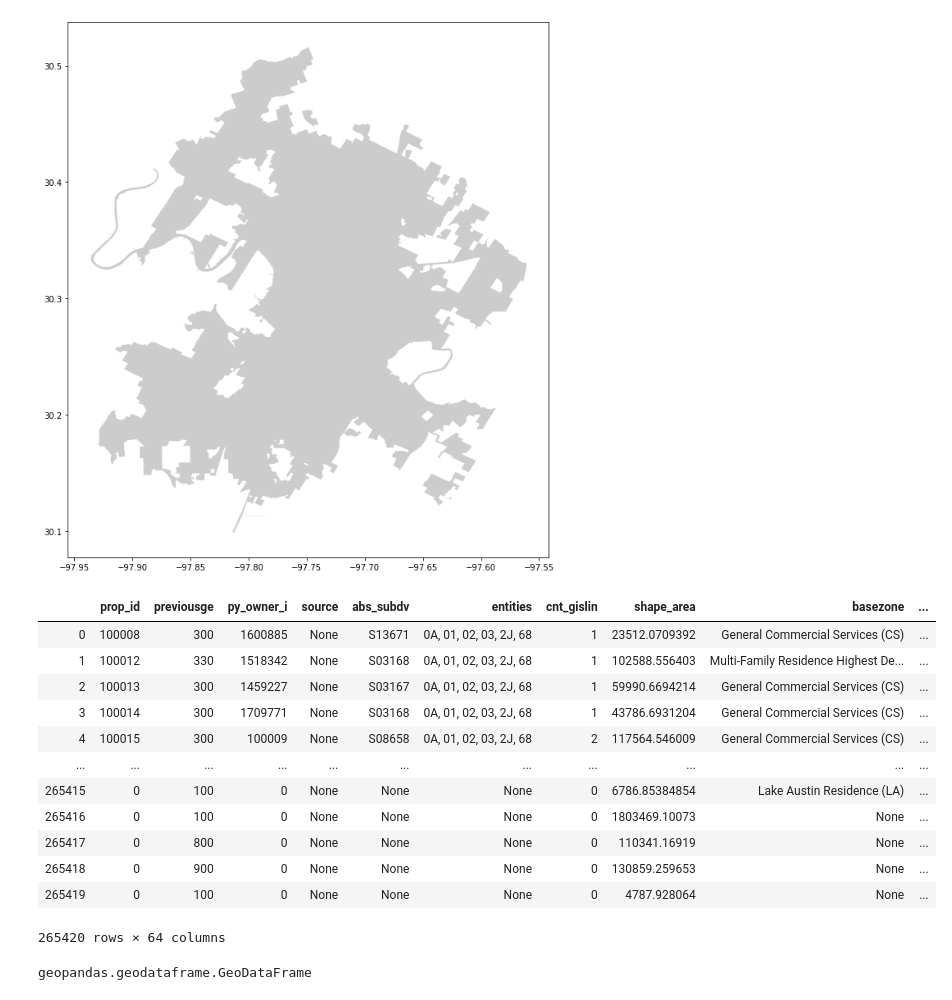
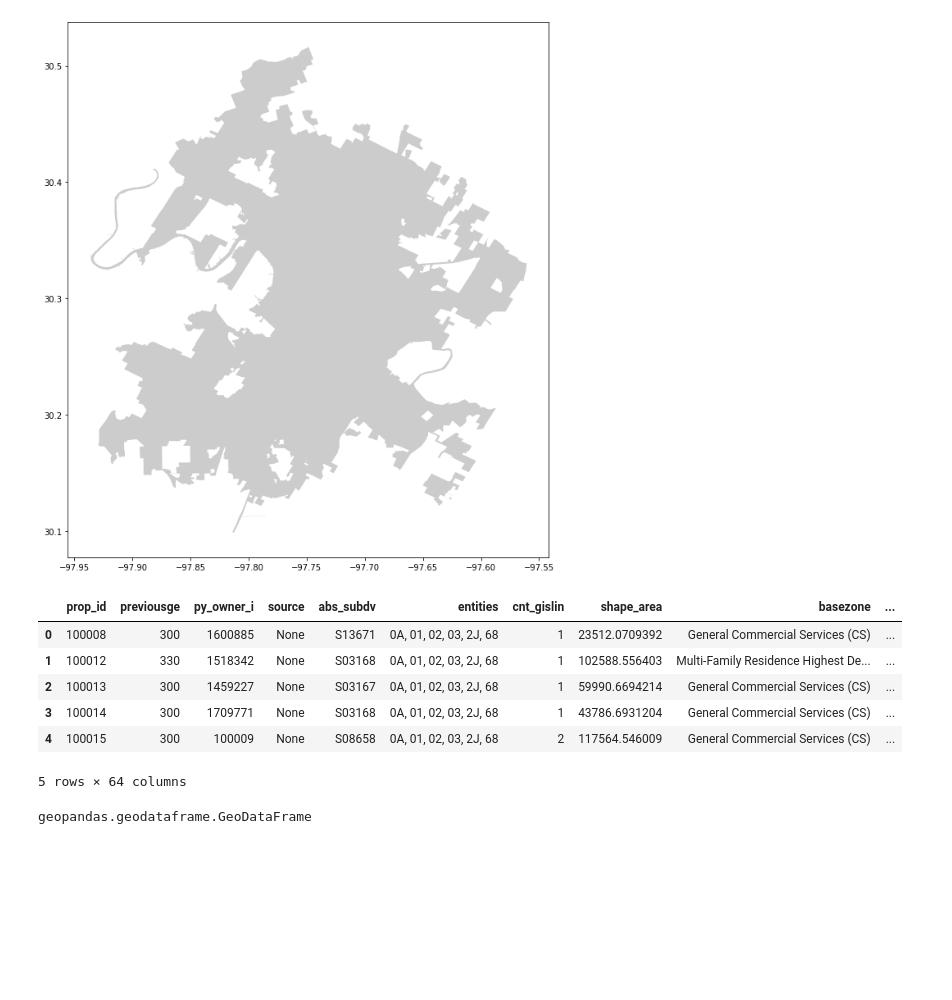
Before and after one commit to vsibarra/park-equity-atx, a Jupyter notebook: notebooks/4) Getting Land Use Data.ipynb, the cells around one changed output. Saved outputs shown, nothing was run; the diff lists cells and outputs as text; code cells hidden in the pictures; blank space fills up the shorter version.

```diff
--- a/notebooks/4) Getting Land Use Data.ipynb
+++ b/notebooks/4) Getting Land Use Data.ipynb
@@ -59,21 +53,15 @@ a = acl.plot(ax=ax, color="black", alpha=0.2)
 landuse = gpd.read_file('https://data.austintexas.gov/api/geospatial/nuca-fzpt?method=export&format=GeoJSON')
 #landuse.crs = {'init': 'epsg:102739'}
 # %%
-landuse
+landuse.head()
 # %% [output]
 |  | prop_id | previousge | py_owner_i | source | abs_subdv | entities | cnt_gislin | shape_area | basezone | ... |
 | 0 | 100008 | 300 | 1600885 | None | S13671 | 0A, 01, 02, 03, 2J, 68 | 1 | 23512.0709392 | General Commercial Services (CS) | ... |
 | 1 | 100012 | 330 | 1518342 | None | S03168 | 0A, 01, 02, 03, 2J, 68 | 1 | 102588.556403 | Multi-Family Residence Highest De... | ... |
 | 2 | 100013 | 300 | 1459227 | None | S03167 | 0A, 01, 02, 03, 2J, 68 | 1 | 59990.6694214 | General Commercial Services (CS) | ... |
 | 3 | 100014 | 300 | 1709771 | None | S03168 | 0A, 01, 02, 03, 2J, 68 | 1 | 43786.6931204 | General Commercial Services (CS) | ... |
 | 4 | 100015 | 300 | 100009 | None | S08658 | 0A, 01, 02, 03, 2J, 68 | 2 | 117564.546009 | General Commercial Services (CS) | ... |
-| ... | ... | ... | ... | ... | ... | ... | ... | ... | ... | ... |
-| 265415 | 0 | 100 | 0 | None | None | None | 0 | 6786.85384854 | Lake Austin Residence (LA) | ... |
-| 265416 | 0 | 100 | 0 | None | None | None | 0 | 1803469.10073 | None | ... |
-| 265417 | 0 | 800 | 0 | None | None | None | 0 | 110341.16919 | None | ... |
-| 265418 | 0 | 900 | 0 | None | None | None | 0 | 130859.259653 | None | ... |
-| 265419 | 0 | 100 | 0 | None | None | None | 0 | 4787.928064 | None | ... |
-265420 rows × 64 columns
+5 rows × 64 columns
 # %%
 #aus_landuse = gpd.overlay(landuse, fulljurisdiction(by='city'), how='intersection')
 #aus_landuse
```
Also changed, not shown: parts of 8 cells of this notebook, 1 other file.
